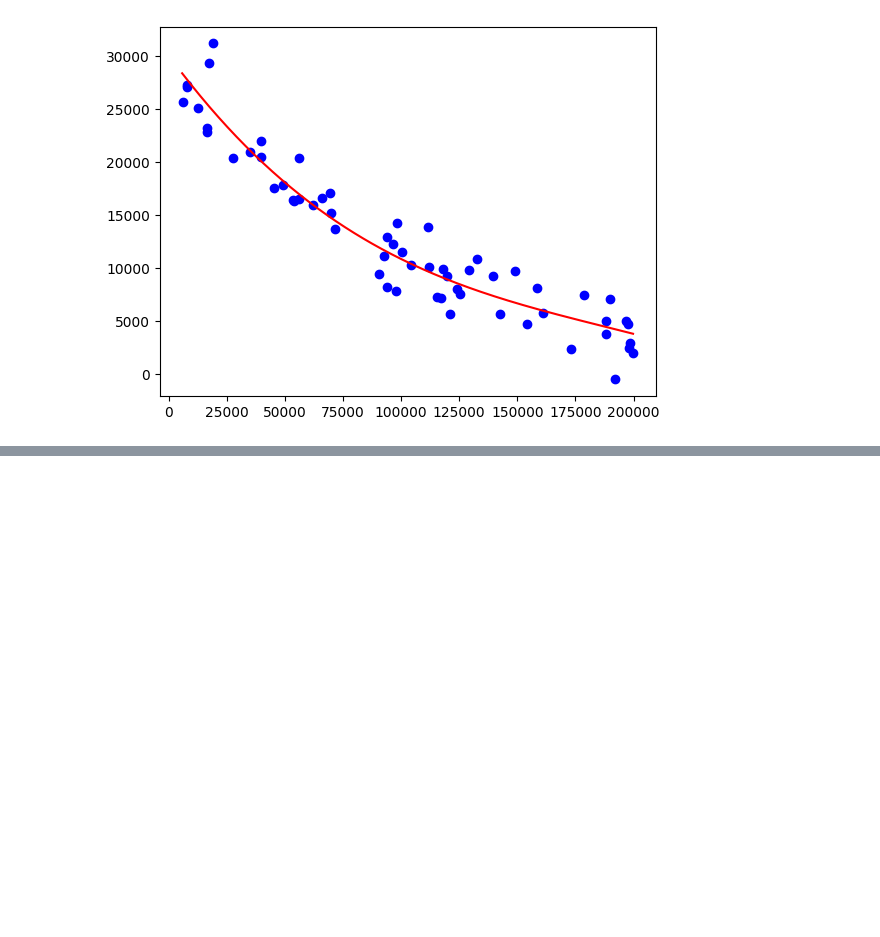
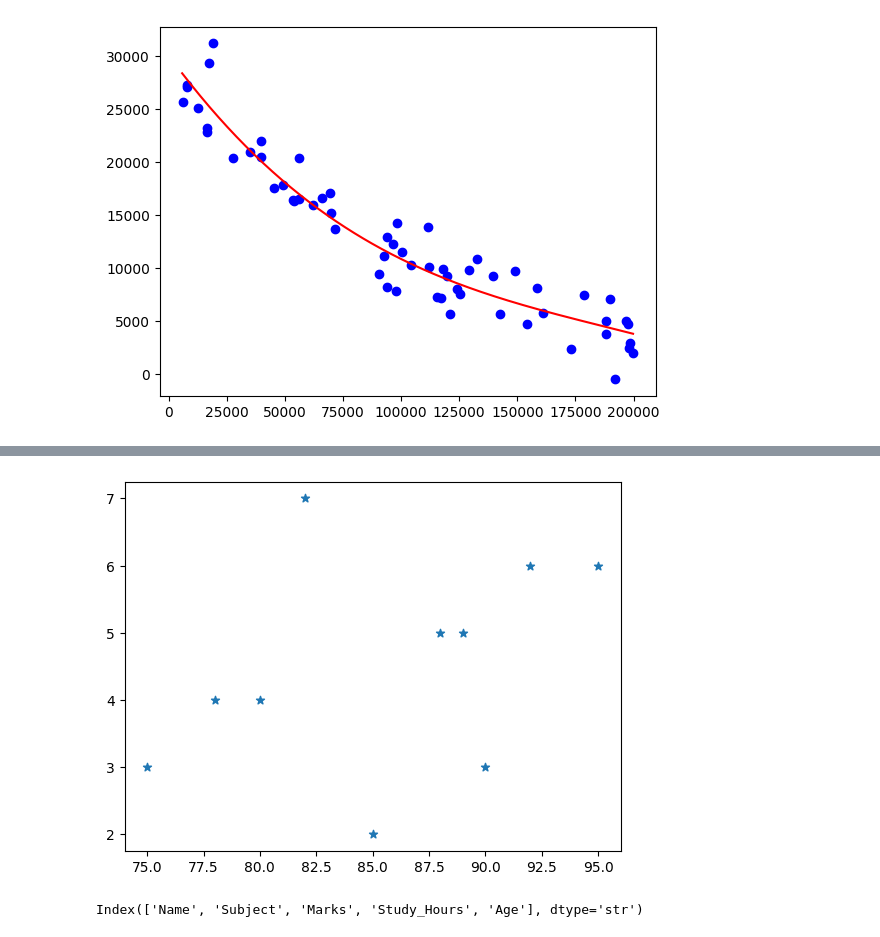
Before and after one commit to rupeshkumarp/ML, a Jupyter notebook: regression/linear_regression.ipynb, the cells around one changed output, grey strips where cells are left out. Cells and saved outputs as stored; diff of their text form; code cells hidden in the pictures; blank space fills up the shorter version.

```diff
--- a/regression/linear_regression.ipynb
+++ b/regression/linear_regression.ipynb
@@ -251,0 +271,9 @@ plt.plot(x_range[:, 0], y_range, color='r', label='Predicted')
+# %%
+plt.scatter(df['Marks'],df["Study_Hours"],marker="*")
+plt.show()
+# %% [output]
+[figure, added]
+# %%
+df.columns
+# %% [output]
+Index(['Name', 'Subject', 'Marks', 'Study_Hours', 'Age'], dtype='str')
```
Also changed, not shown: parts of 8 cells of this notebook.
